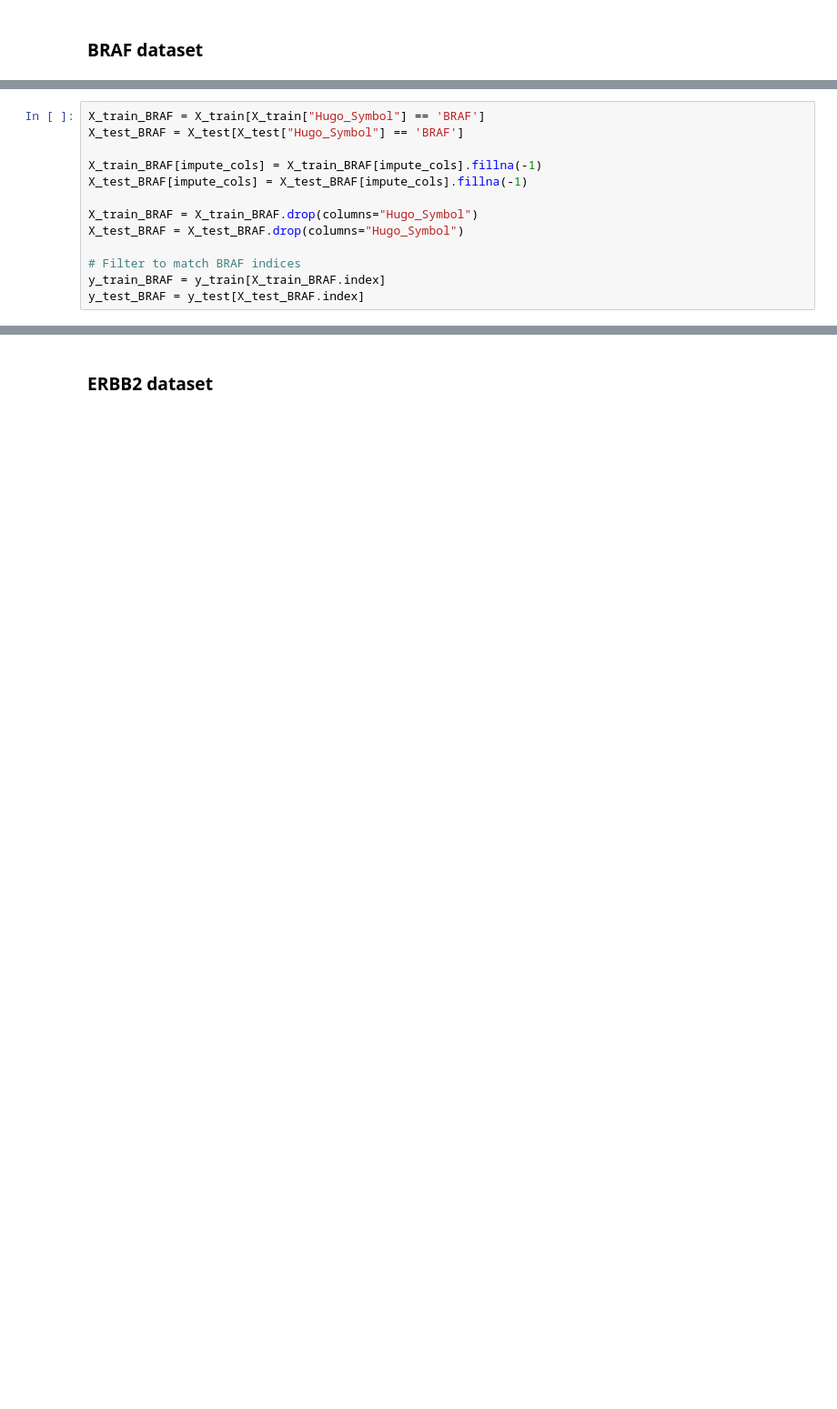
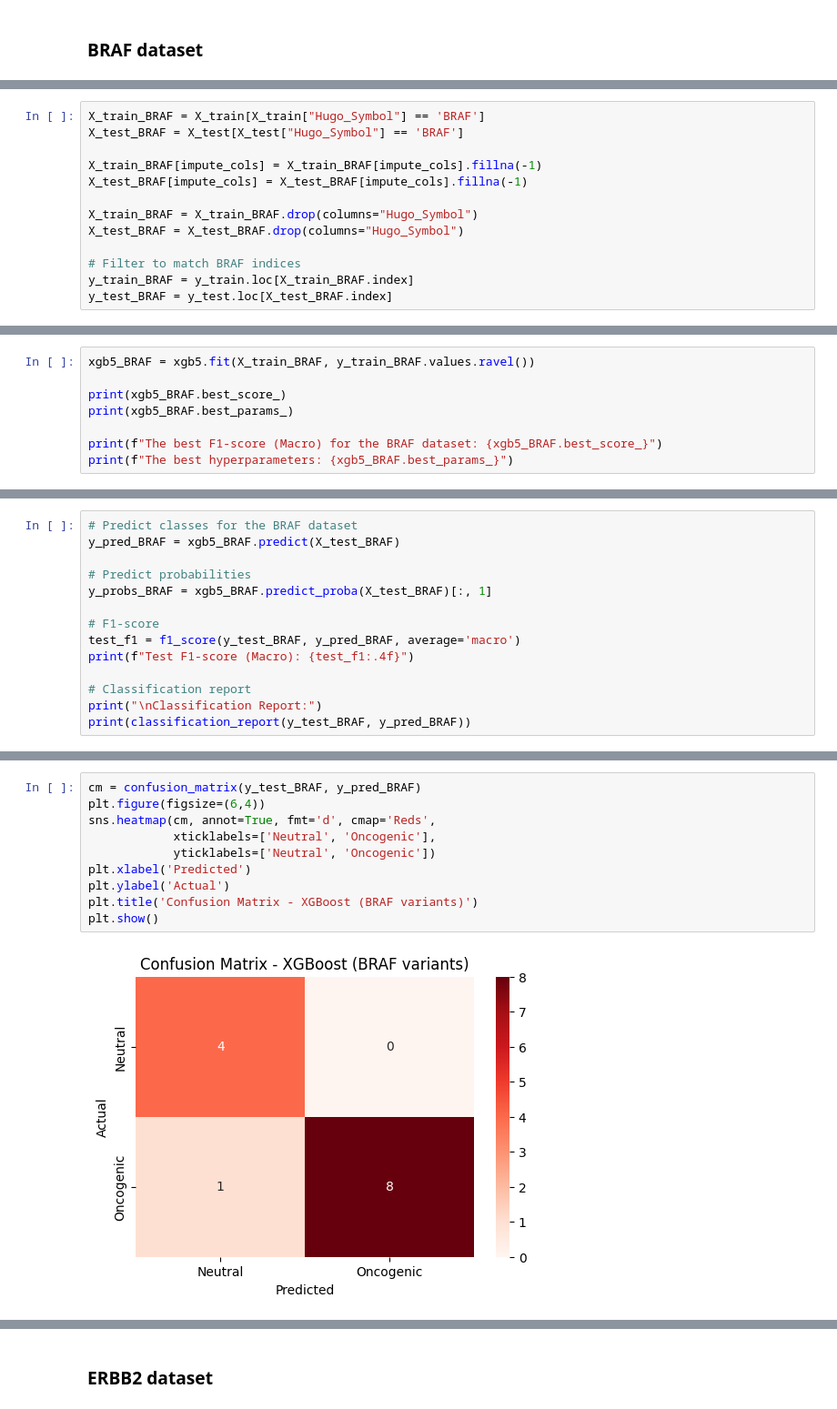
Before and after one commit to anekleiven/machine_learning_pipeline, a Jupyter notebook: 04_Model_Training.ipynb, the cells around one changed output, grey strips where cells are left out. Shown at 91% size. Saved outputs shown, nothing was run; the diff lists cells and outputs as text; blank space fills up the shorter version.

```diff
--- a/04_Model_Training.ipynb
+++ b/04_Model_Training.ipynb
@@ -899,5 +1090,5 @@ X_train_BRAF = X_train_BRAF.drop(columns="Hugo_Symbol")
 X_test_BRAF = X_test_BRAF.drop(columns="Hugo_Symbol")
 
 # Filter to match BRAF indices
-y_train_BRAF = y_train[X_train_BRAF.index]
-y_test_BRAF = y_test[X_test_BRAF.index]
+y_train_BRAF = y_train.loc[X_train_BRAF.index]
+y_test_BRAF = y_test.loc[X_test_BRAF.index]
@@ -903,0 +1097,8 @@ y_test_BRAF = y_test[X_test_BRAF.index]
+# %%
+xgb5_BRAF = xgb5.fit(X_train_BRAF, y_train_BRAF.values.ravel())
+
+print(xgb5_BRAF.best_score_)
+print(xgb5_BRAF.best_params_)
+
+print(f"The best F1-score (Macro) for the BRAF dataset: {xgb5_BRAF.best_score_}")
+print(f"The best hyperparameters: {xgb5_BRAF.best_params_}")
@@ -903,0 +1112,14 @@ y_test_BRAF = y_test[X_test_BRAF.index]
+# %%
+# Predict classes for the BRAF dataset
+y_pred_BRAF = xgb5_BRAF.predict(X_test_BRAF)
+
+# Predict probabilities
+y_probs_BRAF = xgb5_BRAF.predict_proba(X_test_BRAF)[:, 1]
+
+# F1-score
+test_f1 = f1_score(y_test_BRAF, y_pred_BRAF, average='macro')
+print(f"Test F1-score (Macro): {test_f1:.4f}")
+
+# Classification report
+print("\nClassification Report:")
+print(classification_report(y_test_BRAF, y_pred_BRAF))
@@ -903,0 +1140,12 @@ y_test_BRAF = y_test[X_test_BRAF.index]
+# %%
+cm = confusion_matrix(y_test_BRAF, y_pred_BRAF)
+plt.figure(figsize=(6,4))
+sns.heatmap(cm, annot=True, fmt='d', cmap='Reds',
+            xticklabels=['Neutral', 'Oncogenic'],
+            yticklabels=['Neutral', 'Oncogenic'])
+plt.xlabel('Predicted')
+plt.ylabel('Actual')
+plt.title('Confusion Matrix - XGBoost (BRAF variants)')
+plt.show()
+# %% [output]
+[figure, added]
```
Also changed, not shown: parts of 41 cells of this notebook.
